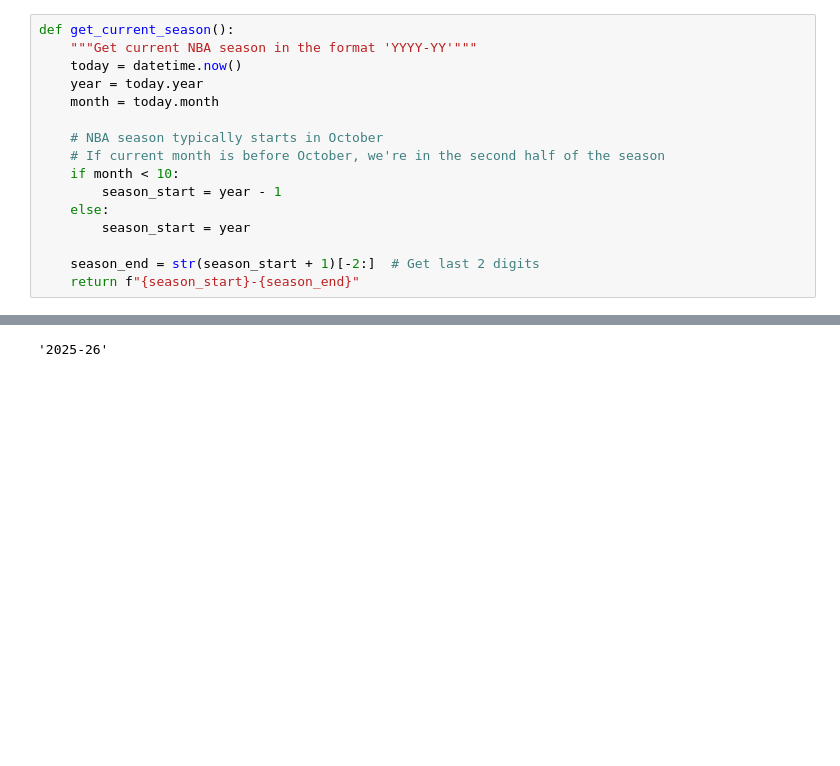
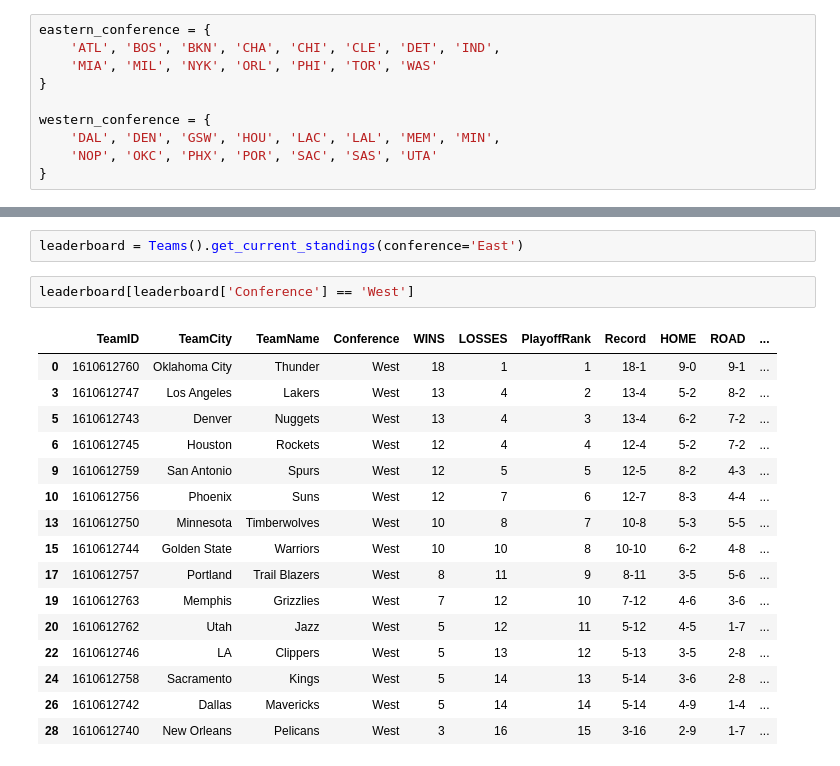
Before and after one commit to LuisHiram99/NBStats, a Jupyter notebook: Datos/libretas/FuncionesEquipo.ipynb, the cells around one changed output, grey strips where cells are left out. Cells and saved outputs as stored; diff of their text form; blank space fills up the shorter version.

Commit message:
Finished Teams Notebook

```diff
--- a/Datos/libretas/FuncionesEquipo.ipynb
+++ b/Datos/libretas/FuncionesEquipo.ipynb
@@ -40,18 +29,12 @@ from nba_api.live.nba.endpoints import scoreboard
-# %%
-def get_current_season():
-    """Get current NBA season in the format 'YYYY-YY'"""
-    today = datetime.now()
-    year = today.year
-    month = today.month
-
-    # NBA season typically starts in October
-    # If current month is before October, we're in the second half of the season
-    if month < 10:
-        season_start = year - 1
-    else:
-        season_start = year
-
-    season_end = str(season_start + 1)[-2:]  # Get last 2 digits
-    return f"{season_start}-{season_end}"
+# %%
+eastern_conference = {
+    'ATL', 'BOS', 'BKN', 'CHA', 'CHI', 'CLE', 'DET', 'IND',
+    'MIA', 'MIL', 'NYK', 'ORL', 'PHI', 'TOR', 'WAS'
+}
+
+western_conference = {
+    'DAL', 'DEN', 'GSW', 'HOU', 'LAC', 'LAL', 'MEM', 'MIN',
+    'NOP', 'OKC', 'PHX', 'POR', 'SAC', 'SAS', 'UTA'
+}
 # %%
 class Teams():
@@ -163,3 +200,21 @@ Teams().get_team_games_played_per_season(season="2024", teamAbbreviation="LAL")
+# %%
+leaderboard = Teams().get_current_standings(conference='East')
 # %%
+leaderboard[leaderboard['Conference'] == 'West']
 # %% [output]
-'2025-26'
+|  | TeamID | TeamCity | TeamName | Conference | WINS | LOSSES | PlayoffRank | Record | HOME | ROAD | ... |
+| 0 | 1610612760 | Oklahoma City | Thunder | West | 18 | 1 | 1 | 18-1 | 9-0 | 9-1 | ... |
+| 3 | 1610612747 | Los Angeles | Lakers | West | 13 | 4 | 2 | 13-4 | 5-2 | 8-2 | ... |
+| 5 | 1610612743 | Denver | Nuggets | West | 13 | 4 | 3 | 13-4 | 6-2 | 7-2 | ... |
+| 6 | 1610612745 | Houston | Rockets | West | 12 | 4 | 4 | 12-4 | 5-2 | 7-2 | ... |
+| 9 | 1610612759 | San Antonio | Spurs | West | 12 | 5 | 5 | 12-5 | 8-2 | 4-3 | ... |
+| 10 | 1610612756 | Phoenix | Suns | West | 12 | 7 | 6 | 12-7 | 8-3 | 4-4 | ... |
+| 13 | 1610612750 | Minnesota | Timberwolves | West | 10 | 8 | 7 | 10-8 | 5-3 | 5-5 | ... |
+| 15 | 1610612744 | Golden State | Warriors | West | 10 | 10 | 8 | 10-10 | 6-2 | 4-8 | ... |
+| 17 | 1610612757 | Portland | Trail Blazers | West | 8 | 11 | 9 | 8-11 | 3-5 | 5-6 | ... |
+| 19 | 1610612763 | Memphis | Grizzlies | West | 7 | 12 | 10 | 7-12 | 4-6 | 3-6 | ... |
+| 20 | 1610612762 | Utah | Jazz | West | 5 | 12 | 11 | 5-12 | 4-5 | 1-7 | ... |
+| 22 | 1610612746 | LA | Clippers | West | 5 | 13 | 12 | 5-13 | 3-5 | 2-8 | ... |
+| 24 | 1610612758 | Sacramento | Kings | West | 5 | 14 | 13 | 5-14 | 3-6 | 2-8 | ... |
+| 26 | 1610612742 | Dallas | Mavericks | West | 5 | 14 | 14 | 5-14 | 4-9 | 1-4 | ... |
+| 28 | 1610612740 | New Orleans | Pelicans | West | 3 | 16 | 15 | 3-16 | 2-9 | 1-7 | ... |
```
Also changed, not shown: parts of 6 cells of this notebook, 6 other files.
